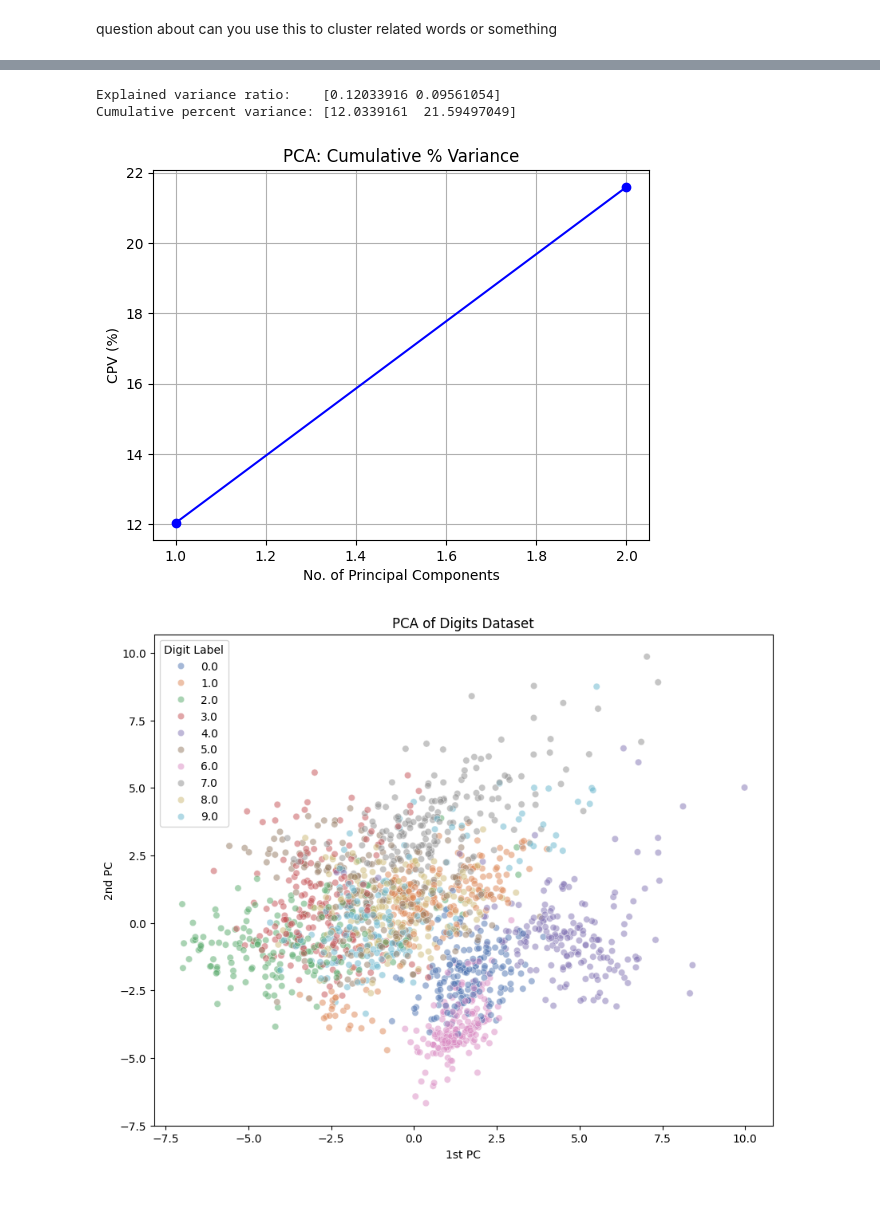
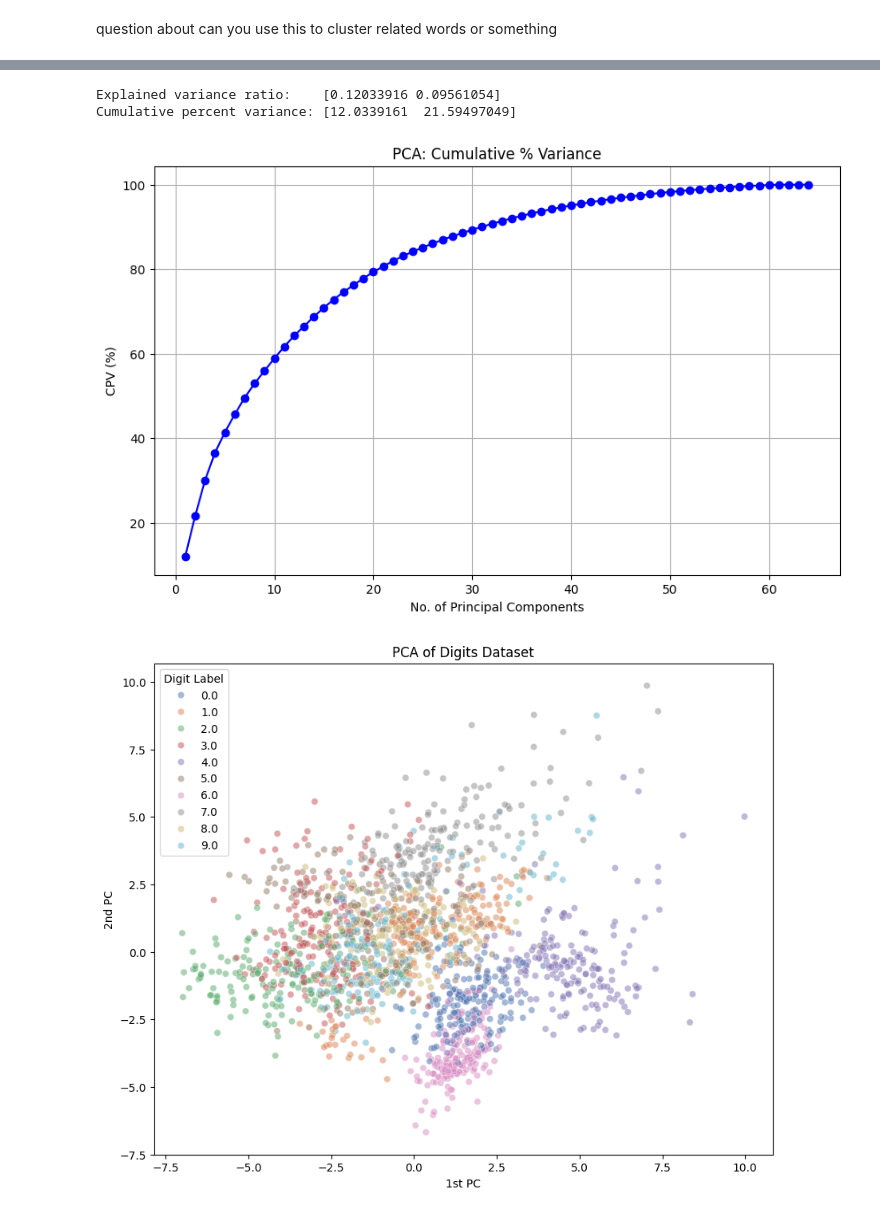
Before and after one commit to GeyzsoN/AI221, a Jupyter notebook: _gk_outputs/MEX 4/homena_mex_4.ipynb, the cells around one changed output, grey strips where cells are left out. Cells and saved outputs as stored; diff of their text form; code cells hidden in the pictures.

```diff
--- a/_gk_outputs/MEX 4/homena_mex_4.ipynb
+++ b/_gk_outputs/MEX 4/homena_mex_4.ipynb
@@ -86,34 +138,44 @@ X_digits = digits.data
 y_digits = digits.target
 
 # Create a pipeline for standard scaling and PCA
 pipeline = make_pipeline(StandardScaler(), PCA(n_components=2))
 X_pca_digits = pipeline.fit_transform(X_digits)
 
 # Explained variance ratio
 var_digits = pipeline.named_steps['pca'].explained_variance_ratio_
 print("Explained variance ratio:    %s" % str(var_digits))
 print("Cumulative percent variance: %s" % str(np.cumsum(var_digits)*100))
 
 
-cpv = np.cumsum(var_digits)*100
-plt.plot(np.arange(cpv.size)+1,cpv,'bo-')
+# Performing PCA without limiting the number of components
+pipeline_full = make_pipeline(StandardScaler(), PCA())
+pipeline_full.fit(X_digits)
+
+# Get the explained variance ratio for all components
+var_full_digits = pipeline_full.named_steps['pca'].explained_variance_ratio_
+cpv_full = np.cumsum(var_full_digits) * 100
+
+# Plot the CPV for all principal components
+plt.figure(figsize=(10, 6))
+plt.plot(np.arange(len(cpv_full)) + 1, cpv_full, 'bo-')  # +1 to align number of components with plot indexing
 plt.title('PCA: Cumulative % Variance')
 plt.xlabel('No. of Principal Components')
 plt.ylabel('CPV (%)')
 plt.grid()
 plt.show()
+
 
 # Create a DataFrame for plotting
 df_digits = pd.DataFrame(data=np.c_[X_pca_digits, y_digits],
                          columns=['1st PC', '2nd PC', 'Digit Label'])
 
 # Plot the first 2 principal components
 plt.figure(figsize=(10, 8))
 sns.scatterplot(data=df_digits, x="1st PC", y="2nd PC", hue="Digit Label", palette="deep", alpha=0.5)
 plt.title('PCA of Digits Dataset')
 plt.show()
 # %% [output]
 Explained variance ratio:    [0.12033916 0.09561054]
 Cumulative percent variance: [12.0339161  21.59497049]
-[figure, old version]
+[figure, new version]
 [figure]
```
Also changed, not shown: parts of 17 cells of this notebook.
